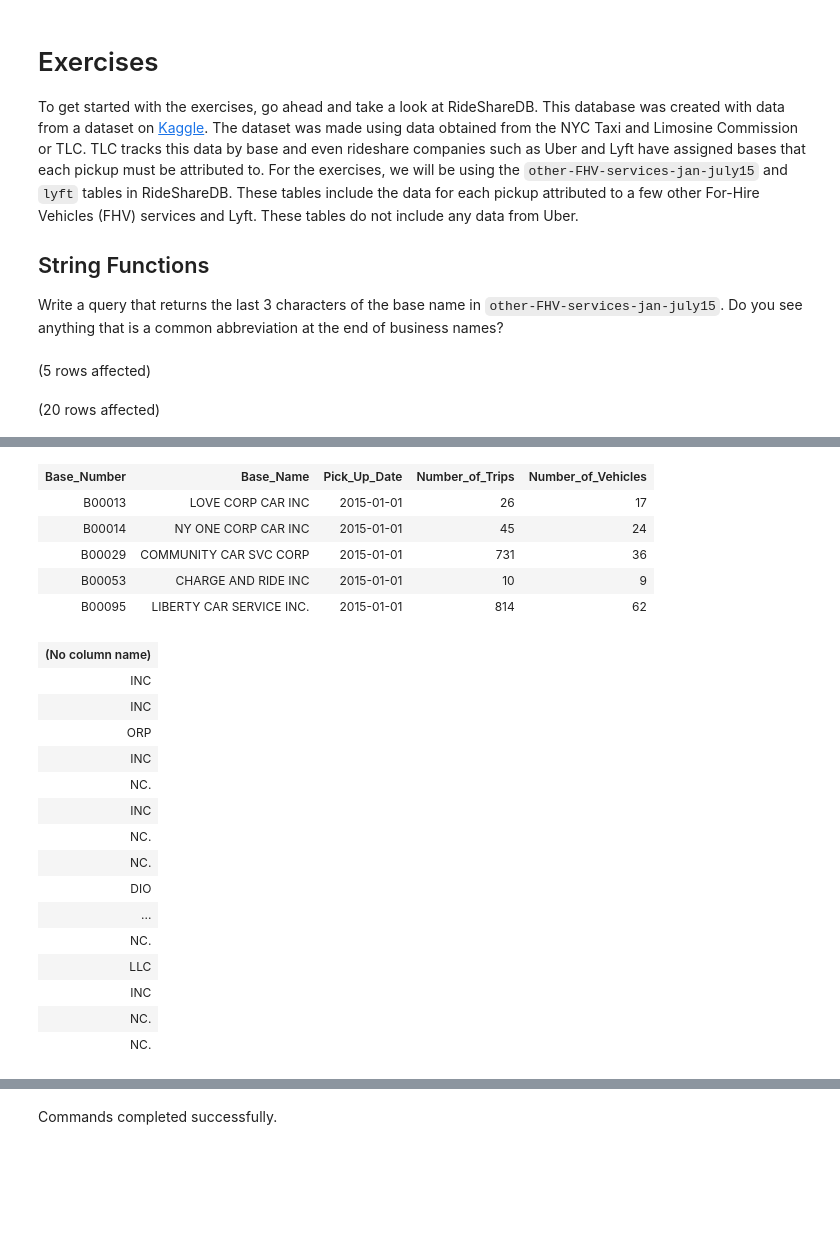
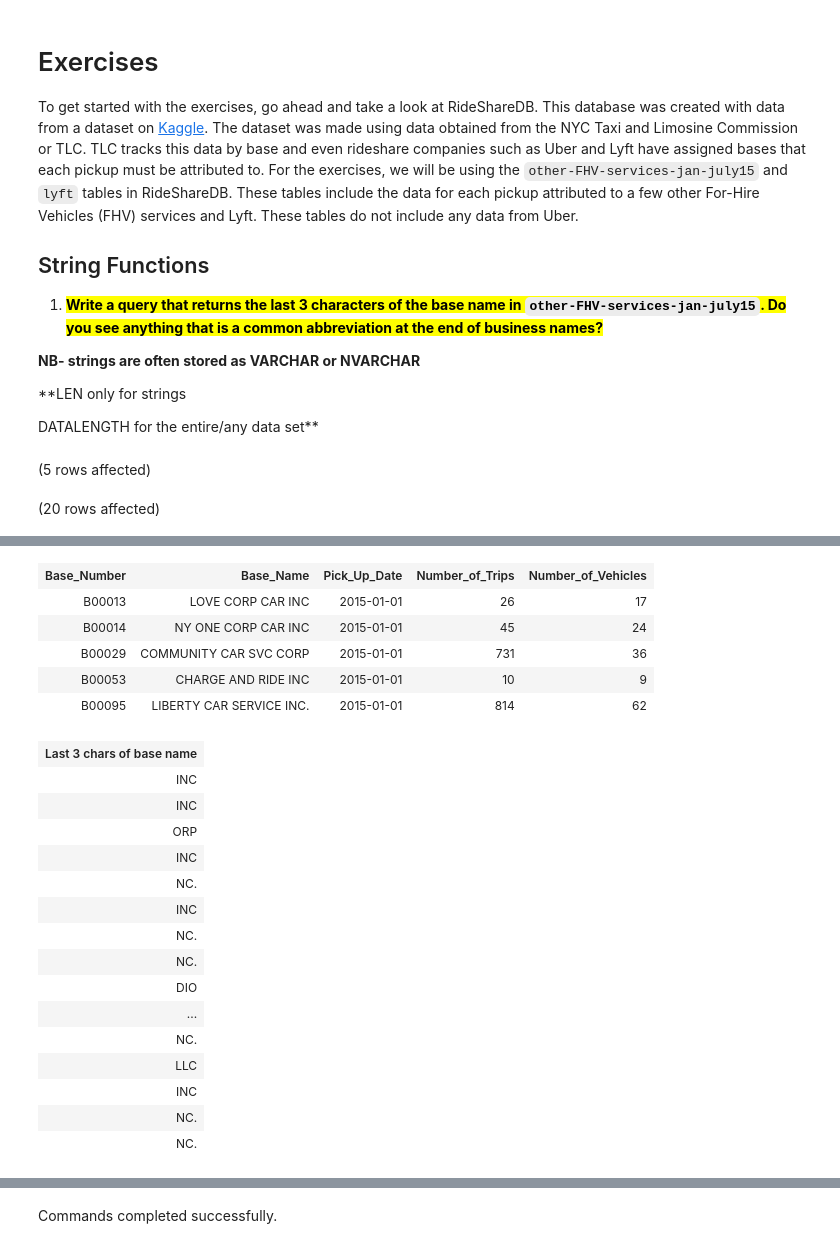
Before and after one commit to hollyhira/sql-part2-exercises, a Jupyter notebook: sql-part2.ipynb, the cells around one changed output, grey strips where cells are left out. Drawn from its saved outputs; the diff is of its cells as text; code cells hidden in the pictures; blank space fills up the shorter version.

```diff
--- a/sql-part2.ipynb
+++ b/sql-part2.ipynb
@@ -5,12 +5,19 @@ To get started with the exercises, go ahead and take a look at RideShareDB. This
 
 ## String Functions
 
-Write a query that returns the last 3 characters of the base name in `other-FHV-services-jan-july15`. Do you see anything that is a common abbreviation at the end of business names?
+1. <mark>**Write a query that returns the last 3 characters of the base name in `other-FHV-services-jan-july15`. Do you see anything that is a common abbreviation at the end of business names?**</mark>
+
+
+**NB- strings are often stored as VARCHAR or NVARCHAR**
+
+**LEN only for strings
+
+DATALENGTH for the entire/any data set**
 # %%
 USE RideShareDB
 SELECT TOP (5) * FROM other_FHV_services_jan_aug_2015
 
-SELECT TOP (20) RIGHT(Base_Name, 3) FROM other_FHV_services_jan_aug_2015
+SELECT TOP (20) RIGHT(Base_Name, 3) AS 'Last 3 chars of base name' FROM other_FHV_services_jan_aug_2015
 # %% [output]
 (5 rows affected)
 (20 rows affected)
@@ -18,10 +25,10 @@ Total execution time: 00:00:00.078
 | Base_Number | Base_Name | Pick_Up_Date | Number_of_Trips | Number_of_Vehicles |
 | B00013 | LOVE CORP CAR INC | 2015-01-01 | 26 | 17 |
 | B00014 | NY ONE CORP CAR INC | 2015-01-01 | 45 | 24 |
 | B00029 | COMMUNITY CAR SVC CORP | 2015-01-01 | 731 | 36 |
 | B00053 | CHARGE AND RIDE INC | 2015-01-01 | 10 | 9 |
 | B00095 | LIBERTY CAR SERVICE INC. | 2015-01-01 | 814 | 62 |
-| (No column name) |
+| Last 3 chars of base name |
 | INC |
 | INC |
 | ORP |
```
Also changed, not shown: parts of 7 cells of this notebook.
